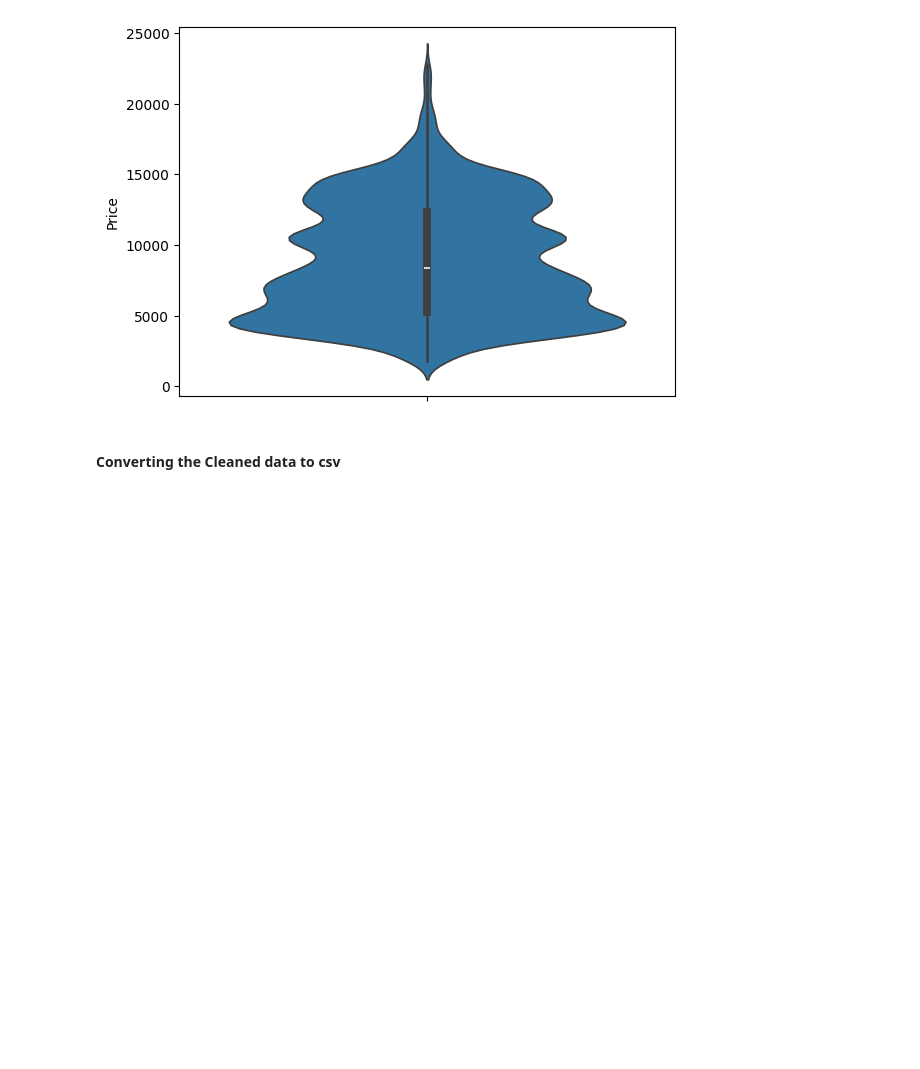
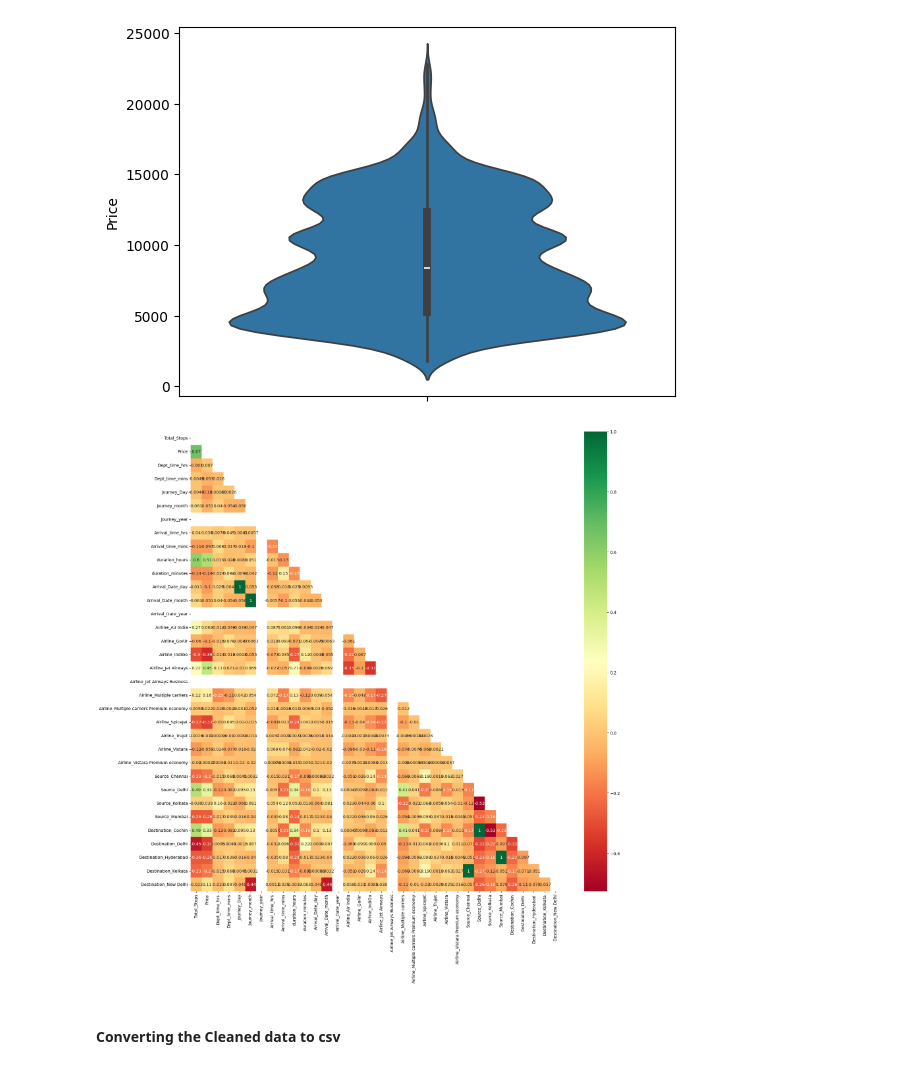
Before and after one commit to bharath-s31/DS_Flight-Price-Customer-Satisfaction-Prediction, a Jupyter notebook: Flight_price.ipynb, the cells around one changed output. Cells and saved outputs as stored; diff of their text form; code cells hidden in the pictures; blank space fills up the shorter version.

```diff
--- a/Flight_price.ipynb
+++ b/Flight_price.ipynb
@@ -345,6 +350,13 @@ sns.violinplot(df['Price'])#viloin plot after removing outliers
 plt.show()
 # %% [output]
 [figure]
+# %%
+plt.figure(figsize = (20,20))
+sns.heatmap(df.corr(), annot = True,cmap = "RdYlGn", mask= np.triu(df.corr()))
+plt.savefig('correlation.png',dpi=300)
+plt.show()
+# %% [output]
+[figure, added]
 # %%
 features_cols = [
     'Total_Stops', 'Dept_time_hrs', 'Dept_time_mins', 'Journey_Day', 'Journey_month', 'Journey_year',
```
Also changed, not shown: parts of 6 cells of this notebook.
